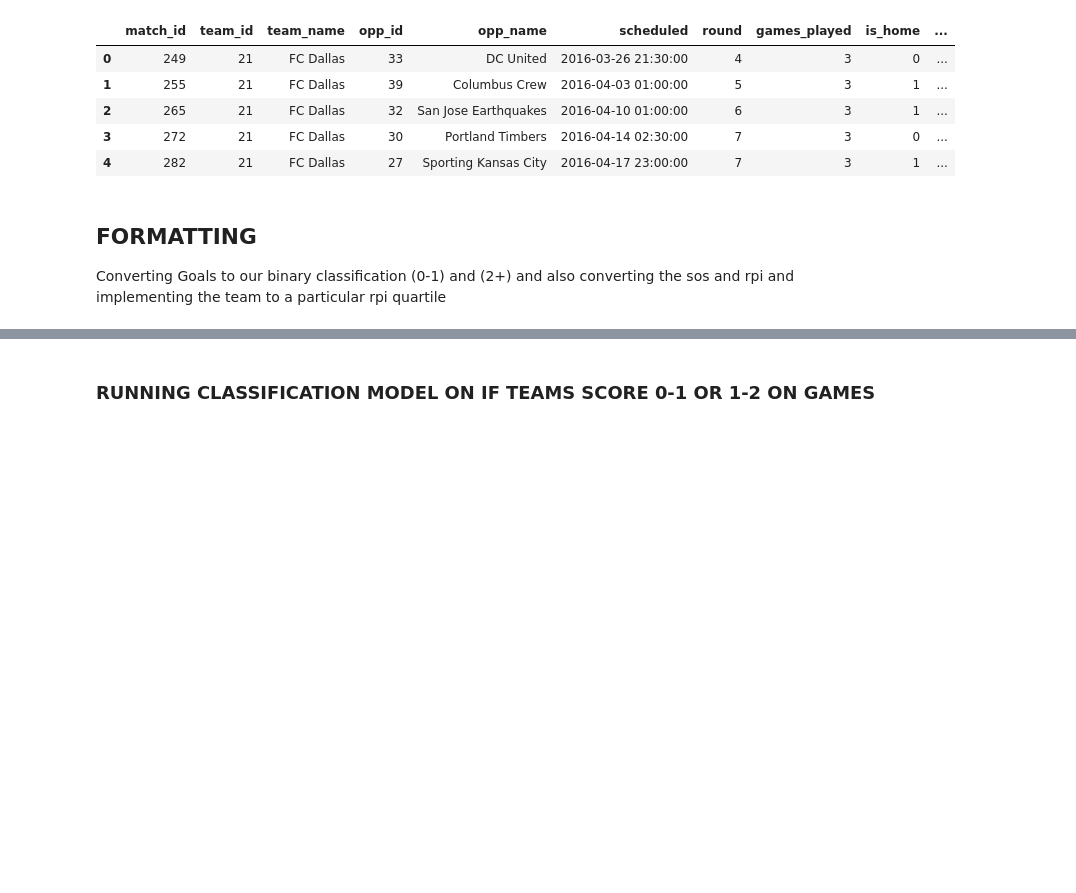
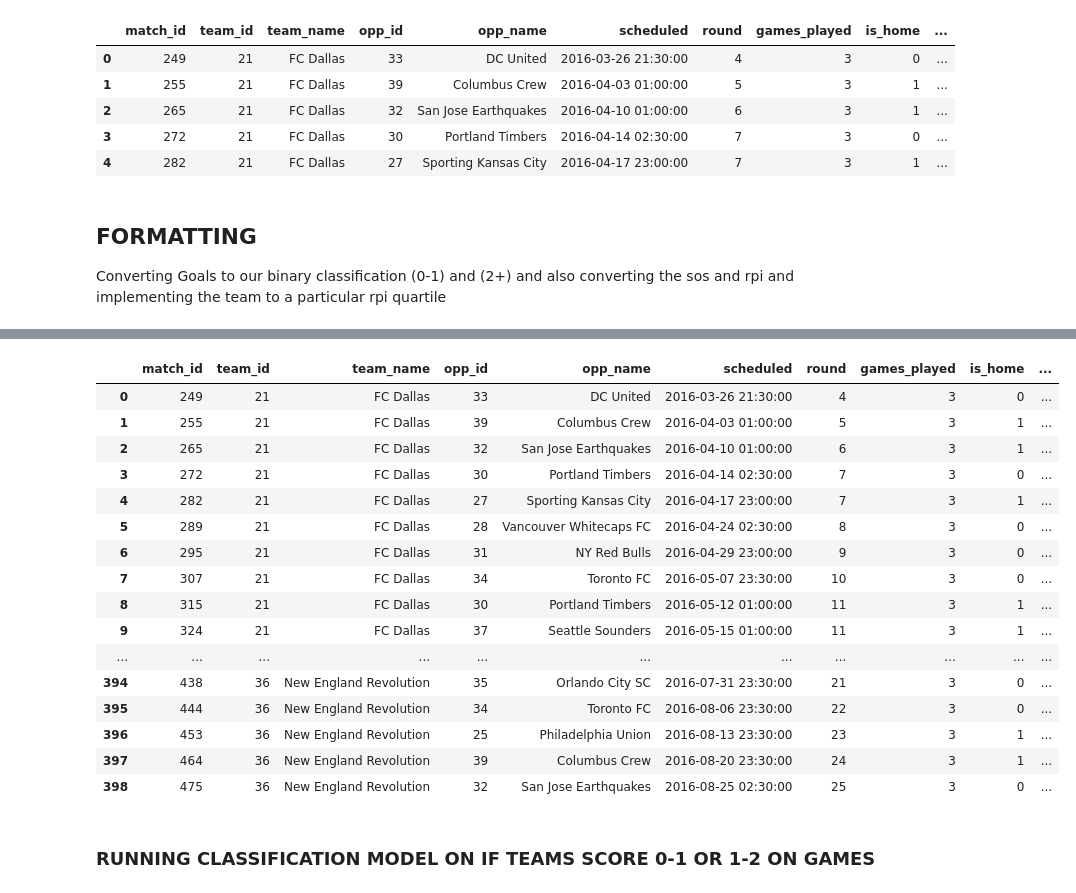
Before and after one commit to dchilders21/stats, a Jupyter notebook: src/stats/goals.ipynb, the cells around one changed output, grey strips where cells are left out. Saved outputs shown, nothing was run; the diff lists cells and outputs as text; code cells hidden in the pictures; blank space fills up the shorter version.

```diff
--- a/src/stats/goals.ipynb
+++ b/src/stats/goals.ipynb
@@ -47,7 +47,7 @@ sub_cols = ['current_formation', 'avg_goals_against', 'goal_diff', 'win_percenta
 all_models = ['log', 'svc', 'gmm', 'knn', 'gnb', 'randomForest']
 
 """ this variable 'testing' should be false if using CSV's and not pulling from the database. """
-testing = True
+testing = False
 # %% [output]
 INITIALIZED...
 # %% [raw]
@@ -135,3 +176,24 @@ display(classifier_data.head())
+# %%
+display(new_data)
+raw_data.to_csv('new_data.csv')
+# %% [output]
+|  | match_id | team_id | team_name | opp_id | opp_name | scheduled | round | games_played | is_home | ... |
+| 0 | 249 | 21 | FC Dallas | 33 | DC United | 2016-03-26 21:30:00 | 4 | 3 | 0 | ... |
+| 1 | 255 | 21 | FC Dallas | 39 | Columbus Crew | 2016-04-03 01:00:00 | 5 | 3 | 1 | ... |
+| 2 | 265 | 21 | FC Dallas | 32 | San Jose Earthquakes | 2016-04-10 01:00:00 | 6 | 3 | 1 | ... |
+| 3 | 272 | 21 | FC Dallas | 30 | Portland Timbers | 2016-04-14 02:30:00 | 7 | 3 | 0 | ... |
+| 4 | 282 | 21 | FC Dallas | 27 | Sporting Kansas City | 2016-04-17 23:00:00 | 7 | 3 | 1 | ... |
+| 5 | 289 | 21 | FC Dallas | 28 | Vancouver Whitecaps FC | 2016-04-24 02:30:00 | 8 | 3 | 0 | ... |
+| 6 | 295 | 21 | FC Dallas | 31 | NY Red Bulls | 2016-04-29 23:00:00 | 9 | 3 | 0 | ... |
+| 7 | 307 | 21 | FC Dallas | 34 | Toronto FC | 2016-05-07 23:30:00 | 10 | 3 | 0 | ... |
+| 8 | 315 | 21 | FC Dallas | 30 | Portland Timbers | 2016-05-12 01:00:00 | 11 | 3 | 1 | ... |
+| 9 | 324 | 21 | FC Dallas | 37 | Seattle Sounders | 2016-05-15 01:00:00 | 11 | 3 | 1 | ... |
+| ... | ... | ... | ... | ... | ... | ... | ... | ... | ... | ... |
+| 394 | 438 | 36 | New England Revolution | 35 | Orlando City SC | 2016-07-31 23:30:00 | 21 | 3 | 0 | ... |
+| 395 | 444 | 36 | New England Revolution | 34 | Toronto FC | 2016-08-06 23:30:00 | 22 | 3 | 0 | ... |
+| 396 | 453 | 36 | New England Revolution | 25 | Philadelphia Union | 2016-08-13 23:30:00 | 23 | 3 | 1 | ... |
+| 397 | 464 | 36 | New England Revolution | 39 | Columbus Crew | 2016-08-20 23:30:00 | 24 | 3 | 1 | ... |
+| 398 | 475 | 36 | New England Revolution | 32 | San Jose Earthquakes | 2016-08-25 02:30:00 | 25 | 3 | 0 | ... |
 # %% [markdown]
 ### RUNNING CLASSIFICATION MODEL ON IF TEAMS SCORE 0-1 OR 1-2 ON GAMES
 # %%
```
Also changed, not shown: parts of 15 cells of this notebook, 19 other files.
